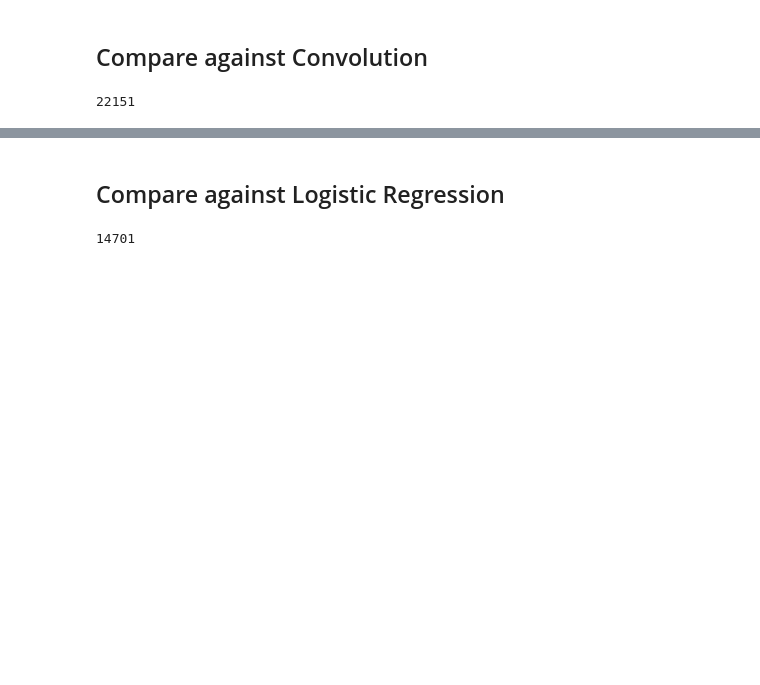
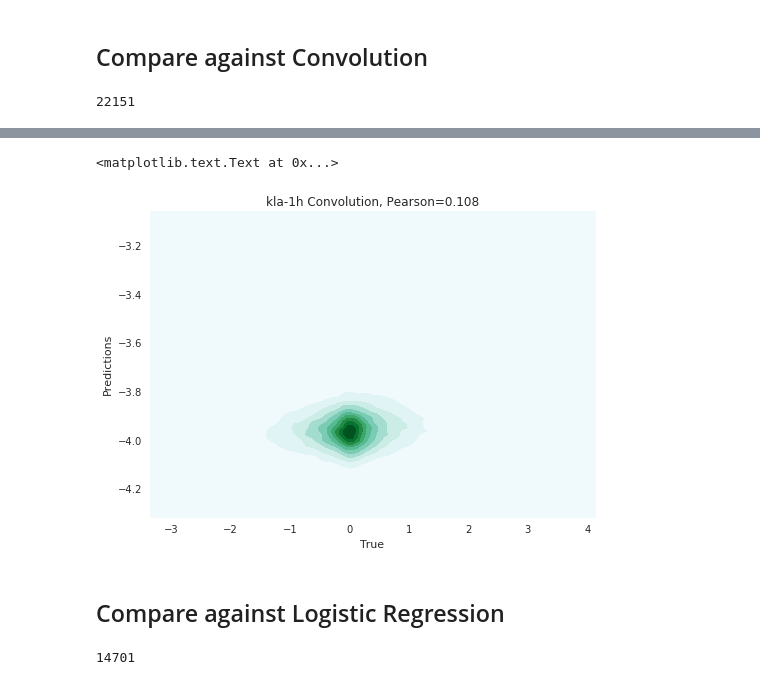
Before and after one commit to jenhantao/genomic_grammar, a Jupyter notebook: Attention Only Regression Analysis.ipynb, the cells around one changed output, grey strips where cells are left out. Saved outputs shown, nothing was run; the diff lists cells and outputs as text; code cells hidden in the pictures; blank space fills up the shorter version.

```diff
--- a/Attention Only Regression Analysis.ipynb
+++ b/Attention Only Regression Analysis.ipynb
@@ -610,7 +616,7 @@ def get_dotProductAttention_regression_model(total_seq_length,
 
     ### fully connected layer ###
     dense_layer = Dense(num_dense_neurons,
-        activation='tanh',
+        activation='linear',
         name = 'dense_layer'
         )
 
@@ -624,7 +630,7 @@ def get_dotProductAttention_regression_model(total_seq_length,
 
     predictions = Dense(num_classes,
                         name='predictions',
-                        activation = 'relu',
+                        activation = 'linear',
                        )(flattened)
 
     # define and compile model
@@ -747,7 +753,7 @@ def get_convolution_regression_model(
     max_seq_scores = orientation_max_layer([max_fwd_scores, max_rev_scores])
 
     # fully connected layer
-    dense_out = Dense(num_dense_neurons, activation='relu',
+    dense_out = Dense(num_dense_neurons, activation='linear',
                      )(max_seq_scores)
 
     # drop out
@@ -756,7 +762,7 @@ def get_convolution_regression_model(
     # make prediction
     flattened = Flatten()(drop_out)
     predictions = Dense(num_classes,
-                        activation = 'relu',
+                        activation = 'linear',
                        )(flattened)
 
     # define and compile model
@@ -815,12 +821,15 @@ print(scipy.stats.pearsonr(np.exp2(labels), np.exp2(predictions.flatten())))
 # %%
 
 pearson, _ = scipy.stats.pearsonr(labels, predictions.flatten())
 sns.kdeplot(labels, predictions.flatten(), shade = True)
-ax = plt.gca()
-ax.set_aspect(ax.get_xlim()[1]/ax.get_ylim()[1])
+# ax = plt.gca()
+# ax.set_aspect(ax.get_xlim()[1]/ax.get_ylim()[1])
 plt.xlabel('True')
 plt.ylabel('Predictions')
 plt.title(treatment + ' Convolution, Pearson='+str(np.round(pearson,3)))
+# %% [output]
+<matplotlib.text.Text at 0x...>
+[figure, added]
 # %% [markdown]
 ## Compare against Logistic Regression
 # %%
```
Also changed, not shown: parts of 13 cells of this notebook.
